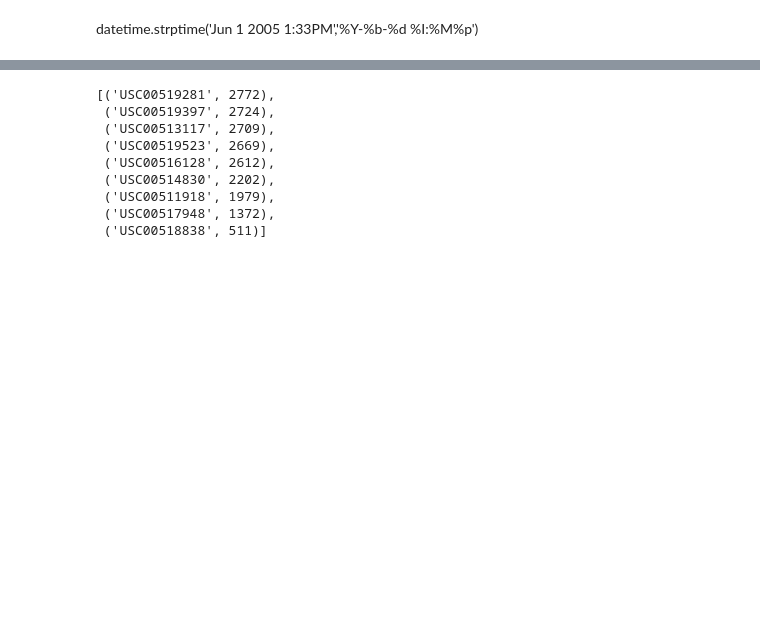
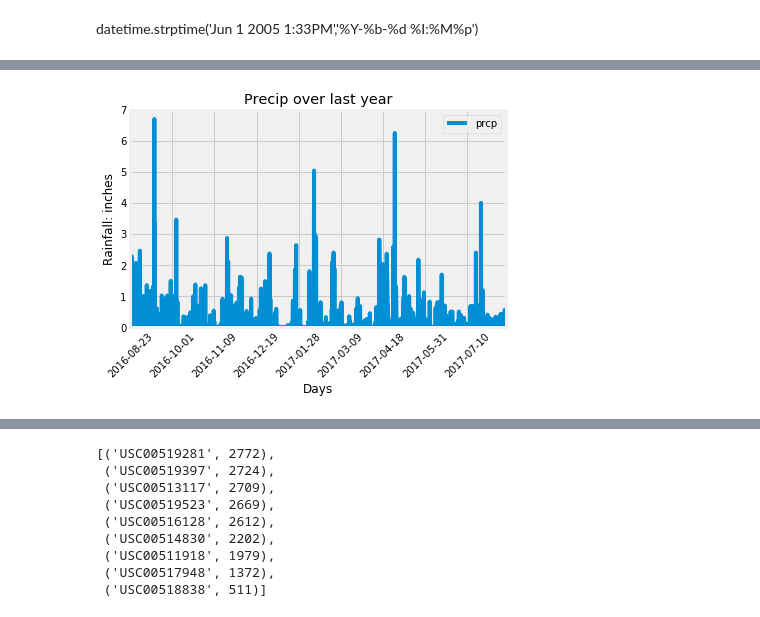
Before and after one commit to rockhound03/sqlalchemy-challenge, a Jupyter notebook: climate_starter.ipynb, the cells around one changed output, grey strips where cells are left out. Saved outputs shown, nothing was run; the diff lists cells and outputs as text; code cells hidden in the pictures; blank space fills up the shorter version.

Commit message:
first plot done

```diff
--- a/climate_starter.ipynb
+++ b/climate_starter.ipynb
@@ -95,0 +103,9 @@ last_year_precip
+# %%
+last_year_precip = session.query(Measurement.date,Measurement.prcp).\
+filter(Measurement.date > oneyear).\
+order_by(Measurement.date).all()
+precipdf = pd.DataFrame(last_year_precip)
+precipdf['prcp'] = precipdf['prcp'].fillna(0.00)
+precipdf
+precipdf = precipdf.set_index('date')
+precipdf
@@ -96,2 +139,13 @@ last_year_precip
+# %%
+precipdf = precipdf.sort_values(by='date',ascending=True)
+precipdf.plot(title="Precip over last year")
+plt.xlabel('Days')
+plt.legend(loc='best')
+plt.ylim(0,7)
+plt.ylabel('Rainfall: inches')
+plt.xticks(rotation='45')
+plt.show()
+# %% [output]
+[figure, added]
 # %%
 # Design a query to retrieve the last 12 months of precipitation data and plot the results
```
Also changed, not shown: parts of 12 cells of this notebook.
